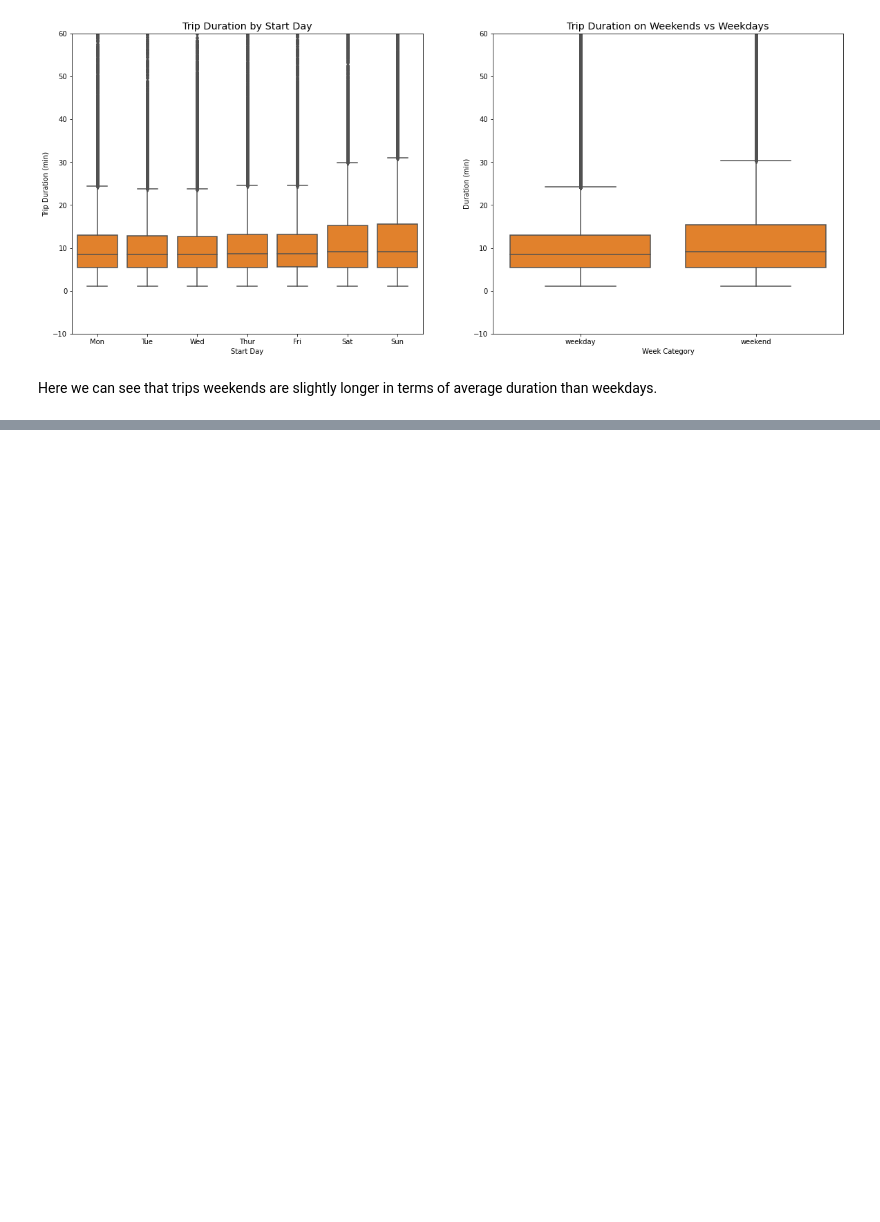
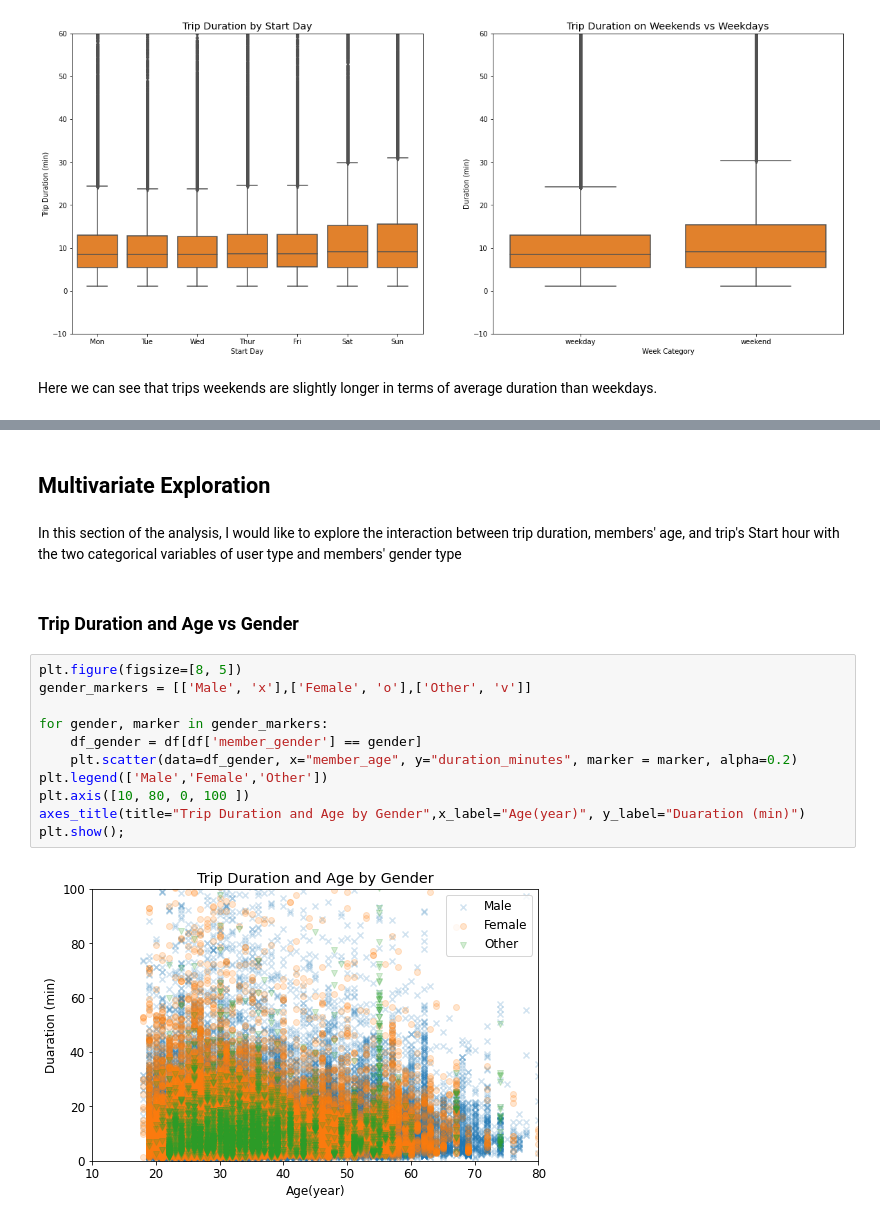
Before and after one commit to PatrickEmmanuel/Ford-Go-Bike-Data-Exploration-and-Analysis, a Jupyter notebook: Part_1-Ford-Go-Bike-System-Data-Exploration-and-Visualization.ipynb, the cells around one changed output, grey strips where cells are left out. Cells and saved outputs as stored; diff of their text form; blank space fills up the shorter version.

Commit message:
Perform multivariate exploration

```diff
--- a/Part_1-Ford-Go-Bike-System-Data-Exploration-and-Visualization.ipynb
+++ b/Part_1-Ford-Go-Bike-System-Data-Exploration-and-Visualization.ipynb
@@ -336,0 +345,19 @@ Here we can see that trips weekends are slightly longer in terms of average dura
+# %% [markdown]
+## Multivariate Exploration
+# %% [markdown]
+In this section of the analysis, I would like to explore the interaction between trip duration, members' age, and trip's Start hour with the two categorical variables of user type and members' gender type
+# %% [markdown]
+### Trip Duration and Age vs Gender
+# %%
+plt.figure(figsize=[8, 5])
+gender_markers = [['Male', 'x'],['Female', 'o'],['Other', 'v']]
+
+for gender, marker in gender_markers:
+    df_gender = df[df['member_gender'] == gender]
+    plt.scatter(data=df_gender, x="member_age", y="duration_minutes", marker = marker, alpha=0.2)
+plt.legend(['Male','Female','Other'])
+plt.axis([10, 80, 0, 100 ])
+axes_title(title="Trip Duration and Age by Gender",x_label="Age(year)", y_label="Duaration (min)")
+plt.show();
+# %% [output]
+[figure, added]
```
Also changed, not shown: parts of 13 cells of this notebook.
